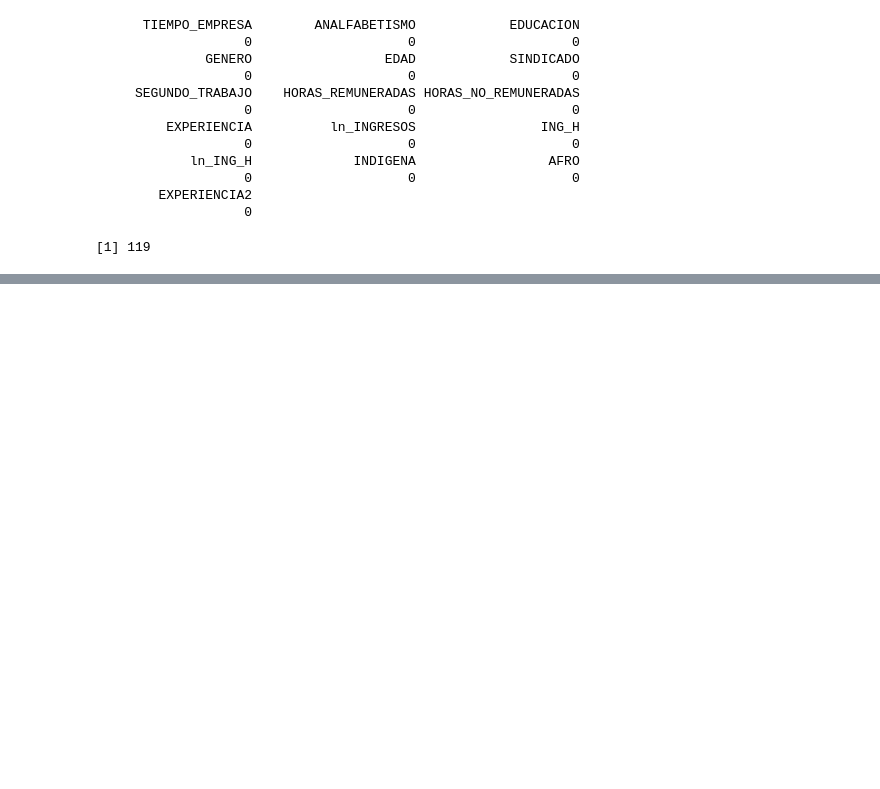
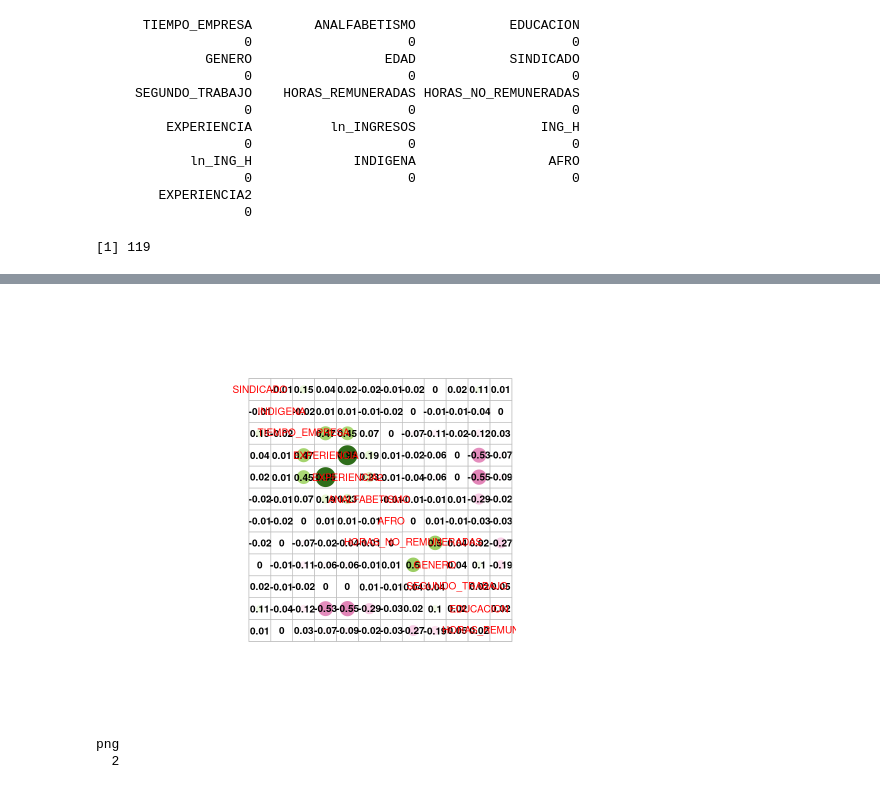
Before and after one commit to LeKilleRGallet/university, a Jupyter notebook: econometrics/TrabajoFinal/TrabajoFinal.ipynb, the cells around one changed output, grey strips where cells are left out. Drawn from its saved outputs; the diff is of its cells as text; code cells hidden in the pictures; blank space fills up the shorter version.

```diff
--- a/econometrics/TrabajoFinal/TrabajoFinal.ipynb
+++ b/econometrics/TrabajoFinal/TrabajoFinal.ipynb
@@ -580,0 +600,2 @@ png
+# %%
+exogenous_df <- df[c('EDUCACION','EXPERIENCIA','EXPERIENCIA2','TIEMPO_EMPRESA','HORAS_REMUNERADAS','HORAS_NO_REMUNERADAS','INDIGENA','AFRO','ANALFABETISMO','GENERO','SINDICADO','SEGUNDO_TRABAJO')]
@@ -580,0 +661,15 @@ png
+# %%
+corrplot(cor(exogenous_df), order = 'AOE', addCoef.col = 'black', tl.pos = 'd',
+         cl.pos = 'n', col = COL2('PiYG'))
+# %% [output]
+[figure, added]
+# %%
+png('corr.png')
+
+corrplot(cor(exogenous_df), method = 'color', order = 'alphabet', addCoef.col = 'black', tl.pos = 'd',
+         cl.pos = 'n', col = COL2('PiYG'))
+
+dev.off()
+# %% [output]
+png
+  2
```
Also changed, not shown: parts of 53 cells of this notebook, 17 other files.
